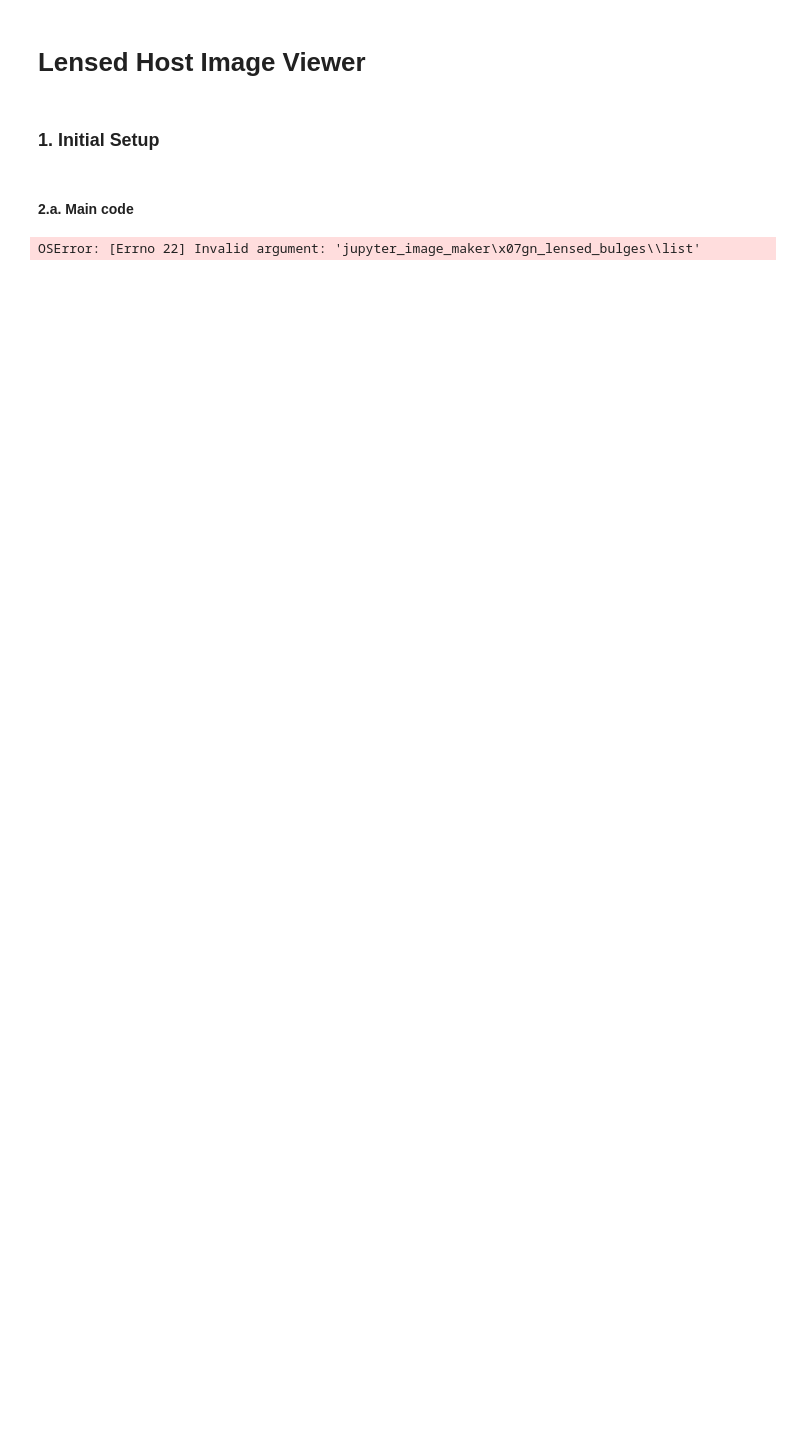
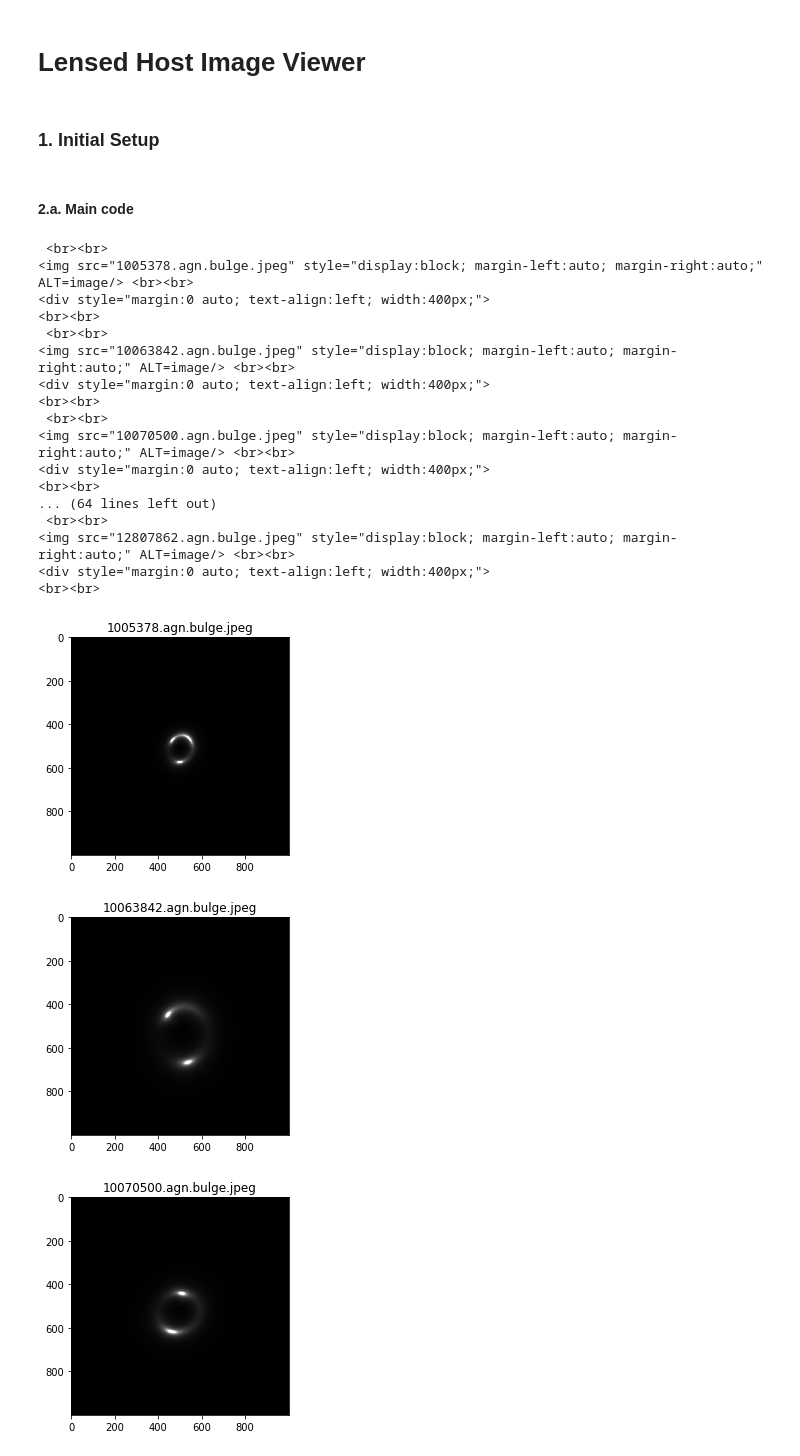
Before and after one commit to smtomsky/smtomsky.github.io, a Jupyter notebook: lensedhost_view-jpeg-maker.ipynb, the cells around one changed output. Saved outputs shown, nothing was run; the diff lists cells and outputs as text; code cells hidden in the pictures; blank space fills up the shorter version.

```diff
--- a/lensedhost_view-jpeg-maker.ipynb
+++ b/lensedhost_view-jpeg-maker.ipynb
@@ -31,7 +31,7 @@ import matplotlib.pyplot as plt
 #############################################################################
 
 ##open list of fits files to create python set of file names
-with open('jupyter_image_maker\agn_lensed_bulges\list',"r+") as myfile:
+with open(r"C:\Users\Stephen\PycharmProjects\jupyter_image_maker\Agn_lensed_bulges\list","r+") as myfile:
     ##Create set that is a list of file names to be used as a tag added onto later code to pull file location
     data = [x.strip() for x in myfile.readlines()]
 myfile.close()
@@ -40,20 +40,29 @@ myfile.close()
 
 ## for each input file i in the data set do the following
 #for i in range (0, len(data)):
-for i in range (0, 1):
+for i in range (0, 20):
     ##define where to get the inputFilename
     inputFilename = data[i]
     ##Define file location
-    inputFile = 'jupyter_image_maker\agn_lensed_bulges'+inputFilename
-  #  print(inputFile)
+    inputFile = r"C:/Users/Stephen/PycharmProjects/jupyter_image_maker/Agn_lensed_bulges/"+inputFilename
+                 #  print(inputFile)
     ##define what input will be used to generate image from astropy's fits package using getdata function to creat set of the file variables
     image_data = fits.getdata(inputFile)
     #create plotted image using input
     plt.figure(i)
     #define title as file name
     title=inputFilename
+
+    ##need to strip .fits from fname title or defaults to that format over other parameters
+    figTitle = title.replace('.fits','.jpeg')
+    #print(figTitle)
+        ##Code to trim figTitle to System ID using index of first "_" to slice string
+    sysIndex = figTitle.index('_')
+    sysID = figTitle[:sysIndex]+".agn.bulges.jpeg"
+    #print(sysID)
+
     ##add title variable as the title input
-    plt.title(title)
+    plt.title(sysID)
     #show the imange using the data, colormapped to grayscale
     plt.imshow(image_data, cmap='gray')
 
@@ -69,46 +78,65 @@ for i in range (0, 1):
 
     ##format requires string value
 
-    ##need to strip .fits from fname title or defaults to that format over other parameters
-    #figTitle = title.replace('.fits','.jpeg')
-    figTitle = title.replace('.fits','.jpeg')
-    print(figTitle)
-
     ##When running out of Jupyter Notebook, defaults to directory this .ipynb is in, currently in smtomsky.github.io/_images
 
-    plt.savefig(fname=figTitle)
+    plt.savefig(fname=sysID)
+
+
+    ##Code for printing html code for mass posting image sets best used with batch image creation each new image begins with an indented line break
+    imageCode = ' <br><br> \n<img src="'+sysID+'" style="display:block; margin-left:auto; margin-right:auto;" ALT=image/> <br><br>\n<div style="margin:0 auto; text-align:left; width:400px;">\n<br><br>'
+    print(imageCode)
 
 
     ##Attempts to create filepath that accepts the .jpeg version of the figTitle
-    #plt.savefig(fname=('/FitsJPEGs/'+figTitle))
+    #plt.savefig(fname=('/FitsJPEGs/'+))
 
 #inputFile1 = '/volumes/WiesLab1/LSST/sims_GCRCatSimInterface/data/outputs/agn_lensed_bulges/2645133196385_23.076501516923077_bulge.fits'
 
 #aper_row_min = ss_aper_row_center - ss_delta_aper_row
 #aper_row_max = ss_aper_row_center + ss_delta_aper_row
 #small_plot_row_min = ss_aper_row_center - ss_delta_plot_row
 #small_plot_row_max = ss_aper_row_center + ss_delta_plot_row
 #for i, row in m.iterrows():
  #   name=m[i]
  #   print ("loading ", name)
 
 
 
 
 #print('Min:', np.min(image_data))
 #print('Max:', np.max(image_data))
 #print('Mean:', np.mean(image_data))
 #print('Stdev:', np.std(image_data))
 
 #vmin = np.mean(image_data) - np.std(image_data)
 #vmax = np.mean(image_data) + 2.*np.std(image_data)
 
 
 
 
 #plt.xlabel("Column Number [pixels]")
 #plt.ylabel("Row Number [pixels]")
 #title="""%s:  Raw 2D Spectrum""" % (os.path.basename(inputFile))
 #plt.title(title)
 # %% [output]
-OSError: [Errno 22] Invalid argument: 'jupyter_image_maker\x07gn_lensed_bulges\\list'
+ <br><br>
+<img src="1005378.agn.bulge.jpeg" style="display:block; margin-left:auto; margin-right:auto;" ALT=image/> <br><br>
+<div style="margin:0 auto; text-align:left; width:400px;">
+<br><br>
+ <br><br>
+<img src="10063842.agn.bulge.jpeg" style="display:block; margin-left:auto; margin-right:auto;" ALT=image/> <br><br>
+<div style="margin:0 auto; text-align:left; width:400px;">
+<br><br>
+ <br><br>
+<img src="10070500.agn.bulge.jpeg" style="display:block; margin-left:auto; margin-right:auto;" ALT=image/> <br><br>
+<div style="margin:0 auto; text-align:left; width:400px;">
+<br><br>
+... (64 lines left out)
+ <br><br>
+<img src="12807862.agn.bulge.jpeg" style="display:block; margin-left:auto; margin-right:auto;" ALT=image/> <br><br>
+<div style="margin:0 auto; text-align:left; width:400px;">
+<br><br>
+[figure, added]
+[figure, added]
+[figure, added]
```
Also changed, not shown: parts of 1 cell of this notebook.
